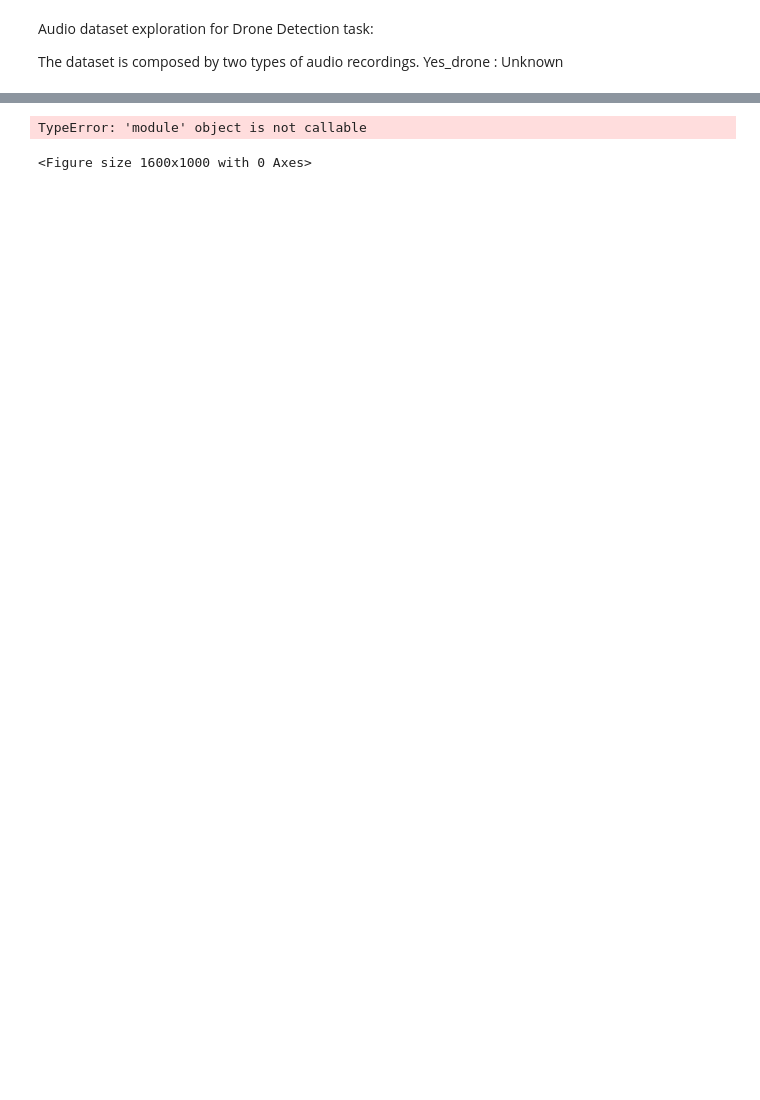
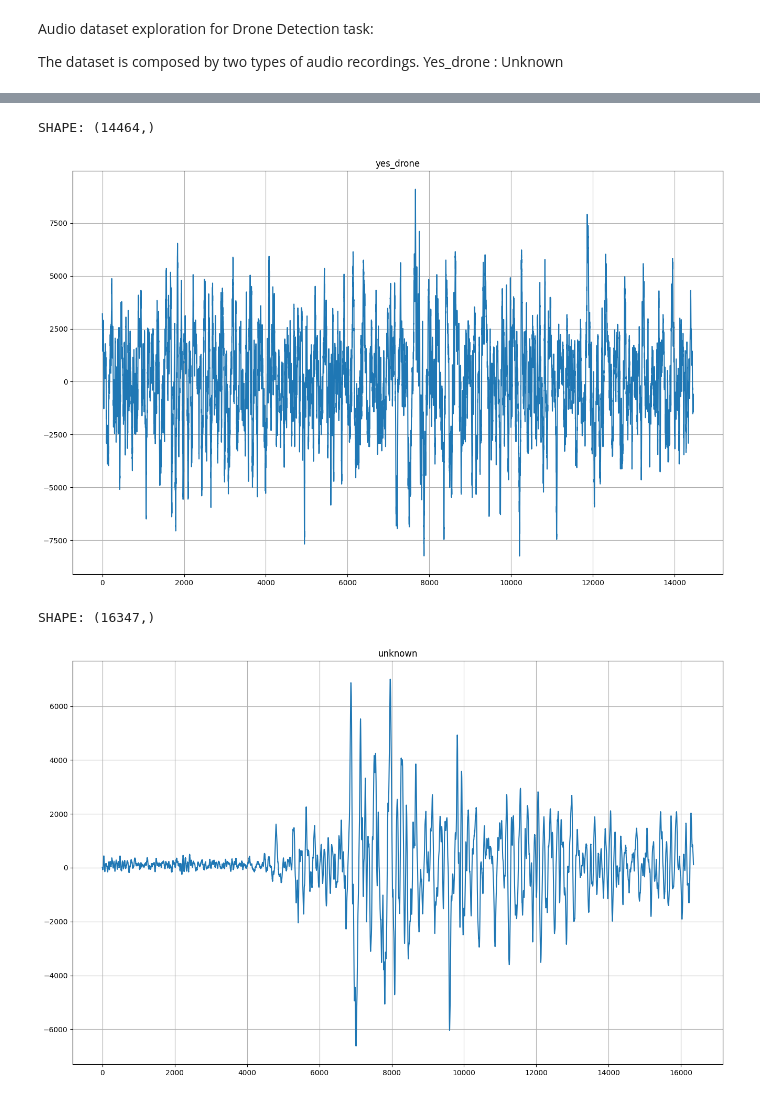
Before and after one commit to RaphaELGrisel/Drone_Audio_Classification, a Jupyter notebook: notebooks/exploration.ipynb, the cells around one changed output, grey strips where cells are left out. Cells and saved outputs as stored; diff of their text form; code cells hidden in the pictures; blank space fills up the shorter version.

```diff
--- a/notebooks/exploration.ipynb
+++ b/notebooks/exploration.ipynb
@@ -74,9 +80,3 @@ import sys
 import os
 sys.path.append(os.path.abspath(os.path.join(os.getcwd(), "..", "src")))
 from data_processing import DataProcessing
-# %%
-dataset_binary = DataProcessing(file)
-dataset_binary.plot_waveform(4)
-# %% [output]
-TypeError: 'module' object is not callable
-<Figure size 1600x1000 with 0 Axes>
@@ -82,0 +85,9 @@ TypeError: 'module' object is not callable
+# %%
+audio_dataset = DataProcessing(file)
+audio_dataset.plot_waveform(1)
+audio_dataset.plot_waveform(1,"unknown")
+# %% [output]
+SHAPE: (14464,)
+[figure, added]
+SHAPE: (16347,)
+[figure, added]
```
Also changed, not shown: parts of 12 cells of this notebook.
